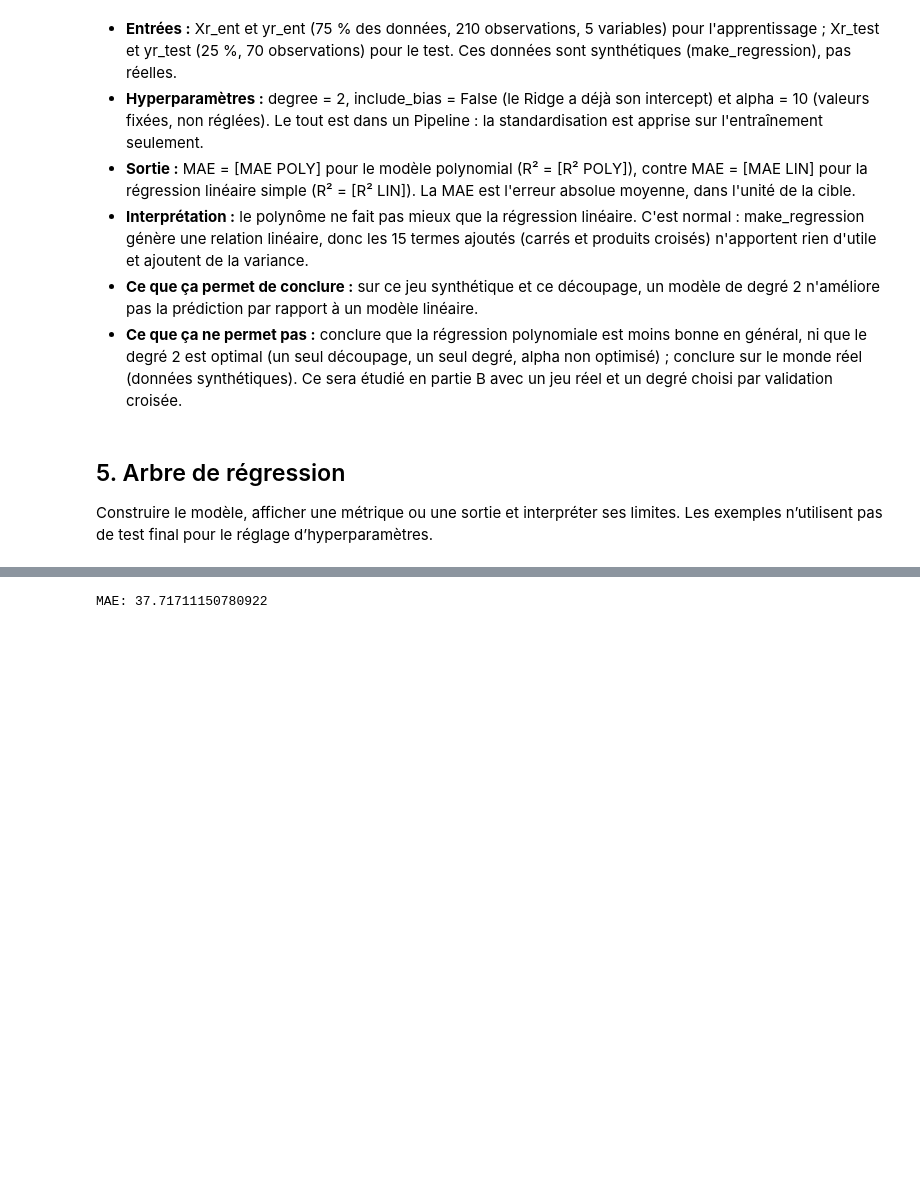
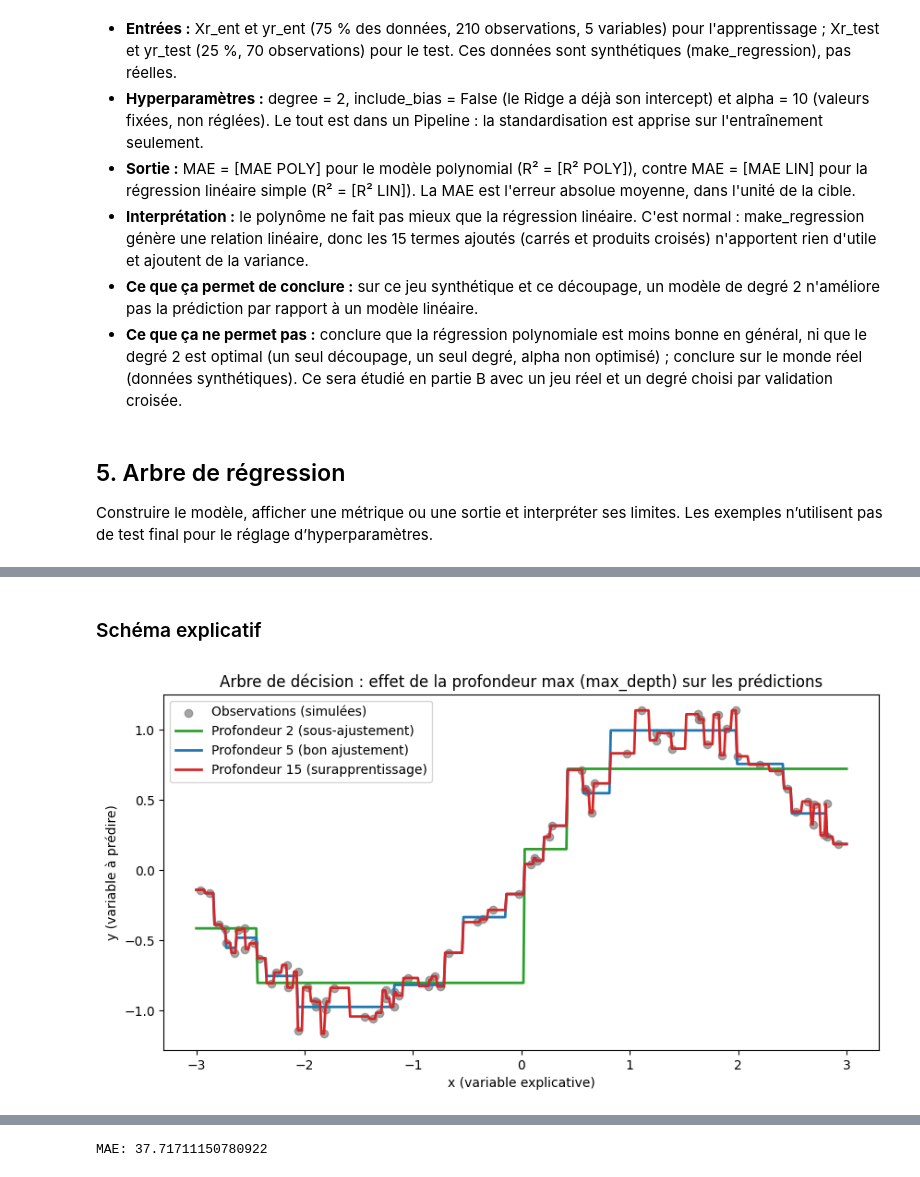
Before and after one commit to zainab960/CC-Fin-3, a Jupyter notebook: CC_Partie_A_Exemples_29_Algorithmes_Colab_consigne_etudiants.ipynb, the cells around one changed output, grey strips where cells are left out. Saved outputs shown, nothing was run; the diff lists cells and outputs as text; code cells hidden in the pictures; blank space fills up the shorter version.

```diff
--- a/CC_Partie_A_Exemples_29_Algorithmes_Colab_consigne_etudiants.ipynb
+++ b/CC_Partie_A_Exemples_29_Algorithmes_Colab_consigne_etudiants.ipynb
@@ -410,0 +413,30 @@ Construire le modèle, afficher une métrique ou une sortie et interpréter ses
+# %% [markdown]
+### Schéma explicatif
+# %%
+import numpy as np
+import matplotlib.pyplot as plt
+from sklearn.tree import DecisionTreeRegressor
+
+# Données simulées pour illustrer le principe
+rng = np.random.RandomState(42)
+X_sim = np.sort(rng.uniform(-3, 3, 80)).reshape(-1, 1)
+y_sim = np.sin(X_sim).ravel() + rng.normal(0, 0.1, 80)
+
+grille = np.linspace(-3, 3, 500).reshape(-1, 1)
+
+plt.figure(figsize=(10, 5))
+plt.scatter(X_sim, y_sim, color="gray", alpha=0.7, label="Observations (simulées)")
+
+for prof, couleur, nom in [(2, "tab:green", "Profondeur 2 (sous-ajustement)"),
+                           (5, "tab:blue", "Profondeur 5 (bon ajustement)"),
+                           (15, "tab:red", "Profondeur 15 (surapprentissage)")]:
+    m = DecisionTreeRegressor(max_depth=prof, random_state=42).fit(X_sim, y_sim)
+    plt.plot(grille, m.predict(grille), color=couleur, linewidth=2, label=nom)
+
+plt.xlabel("x (variable explicative)")
+plt.ylabel("y (variable à prédire)")
+plt.title("Arbre de décision : effet de la profondeur max (max_depth) sur les prédictions")
+plt.legend()
+plt.show()
+# %% [output]
+[figure, added]
```
Also changed, not shown: parts of 6 cells of this notebook.
